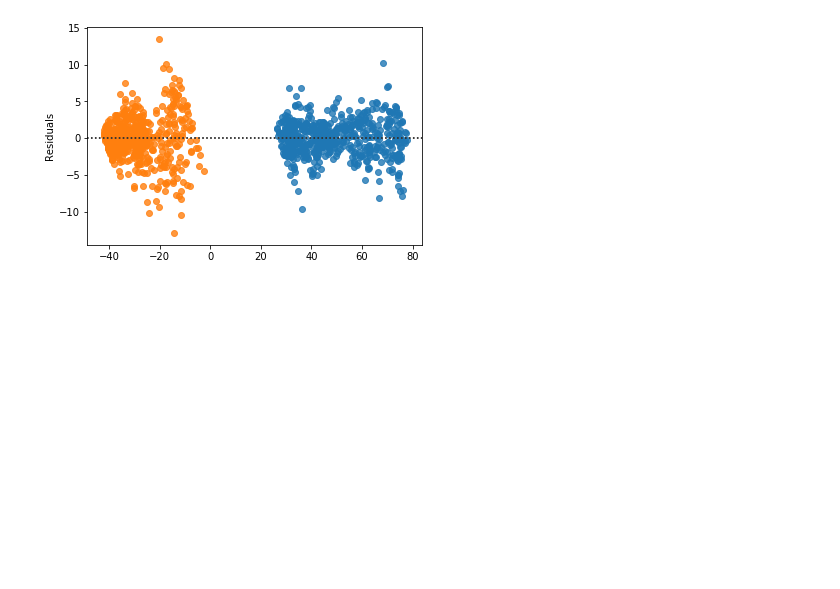
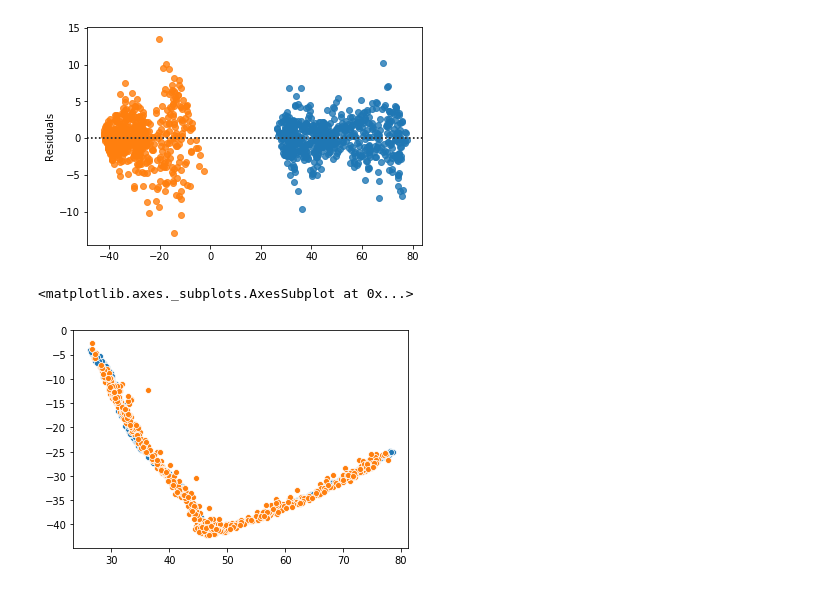
Before and after one commit to dawitanelay/ML-Project-20, a Jupyter notebook: DirectMultioutputRegression_templet.ipynb, the cells around one changed output. Saved outputs shown, nothing was run; the diff lists cells and outputs as text; code cells hidden in the pictures; blank space fills up the shorter version.

```diff
--- a/DirectMultioutputRegression_templet.ipynb
+++ b/DirectMultioutputRegression_templet.ipynb
@@ -74,6 +74,12 @@ sns.residplot(y_pred[:, 1], y_test[:, 1]).set_ylabel('Residuals')
 # %% [output]
 Text(0, 0.5, 'Residuals')
 [figure]
+# %%
+sns.scatterplot(y_test[:, 0], y_test[:, 1])
+sns.scatterplot(y_pred[:, 0], y_pred[:, 1])
+# %% [output]
+<matplotlib.axes._subplots.AxesSubplot at 0x...>
+[figure, added]
 # %%
 """Feature Scaling """
 sc_X = StandardScaler()
```
Also changed, not shown: parts of 1 cell of this notebook, 4 other files.
